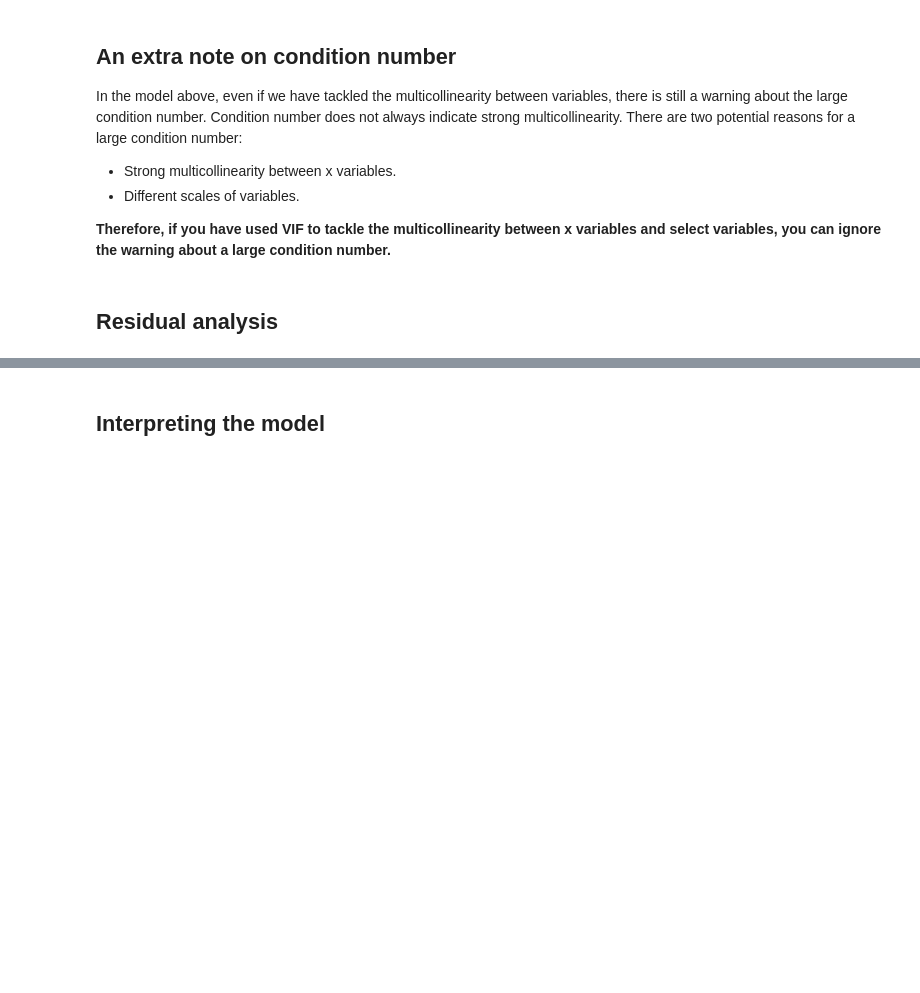
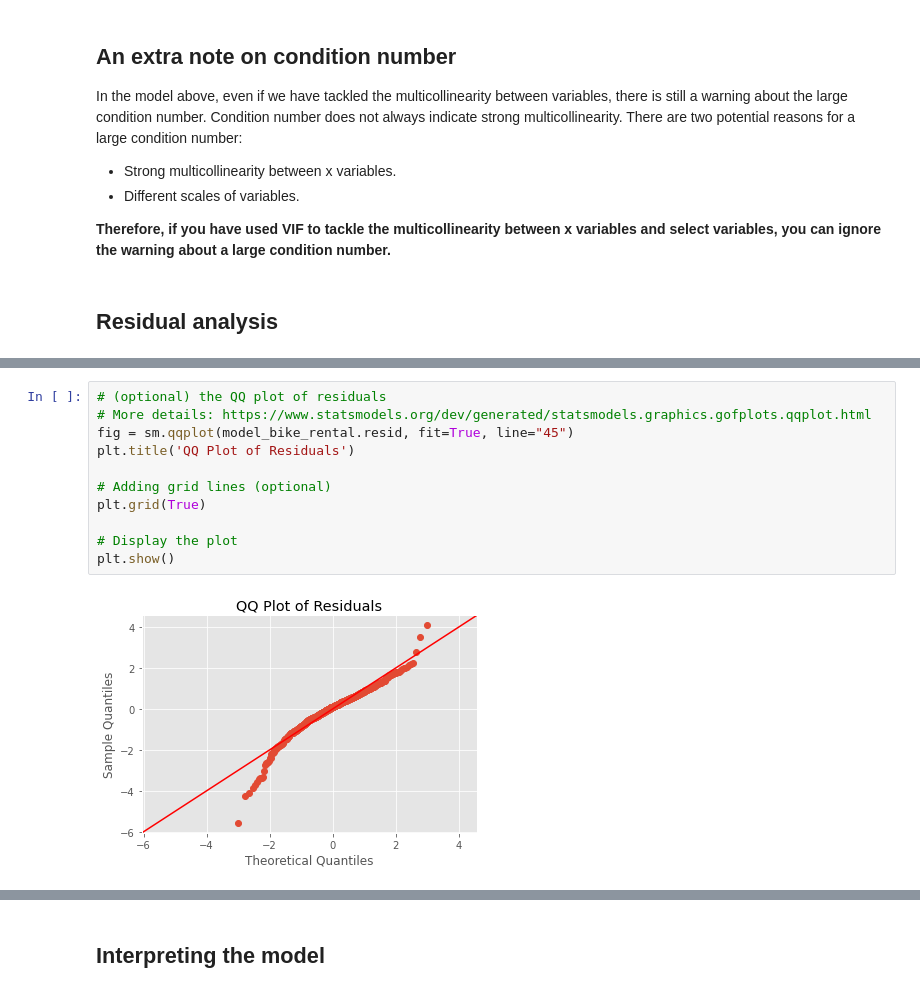
Before and after one commit to huanfachen/QM_2023, a Jupyter notebook: practicals/Practical-04-advanced_regression.ipynb, the cells around one changed output, grey strips where cells are left out. Cells and saved outputs as stored; diff of their text form; blank space fills up the shorter version.

```diff
--- a/practicals/Practical-04-advanced_regression.ipynb
+++ b/practicals/Practical-04-advanced_regression.ipynb
@@ -510,0 +545,13 @@ plt.show()
+# %%
+# (optional) the QQ plot of residuals
+# More details: https://www.statsmodels.org/dev/generated/statsmodels.graphics.gofplots.qqplot.html
+fig = sm.qqplot(model_bike_rental.resid, fit=True, line="45")
+plt.title('QQ Plot of Residuals')
+
+# Adding grid lines (optional)
+plt.grid(True)
+
+# Display the plot
+plt.show()
+# %% [output]
+[figure, added]
```
Also changed, not shown: parts of 29 cells of this notebook.
